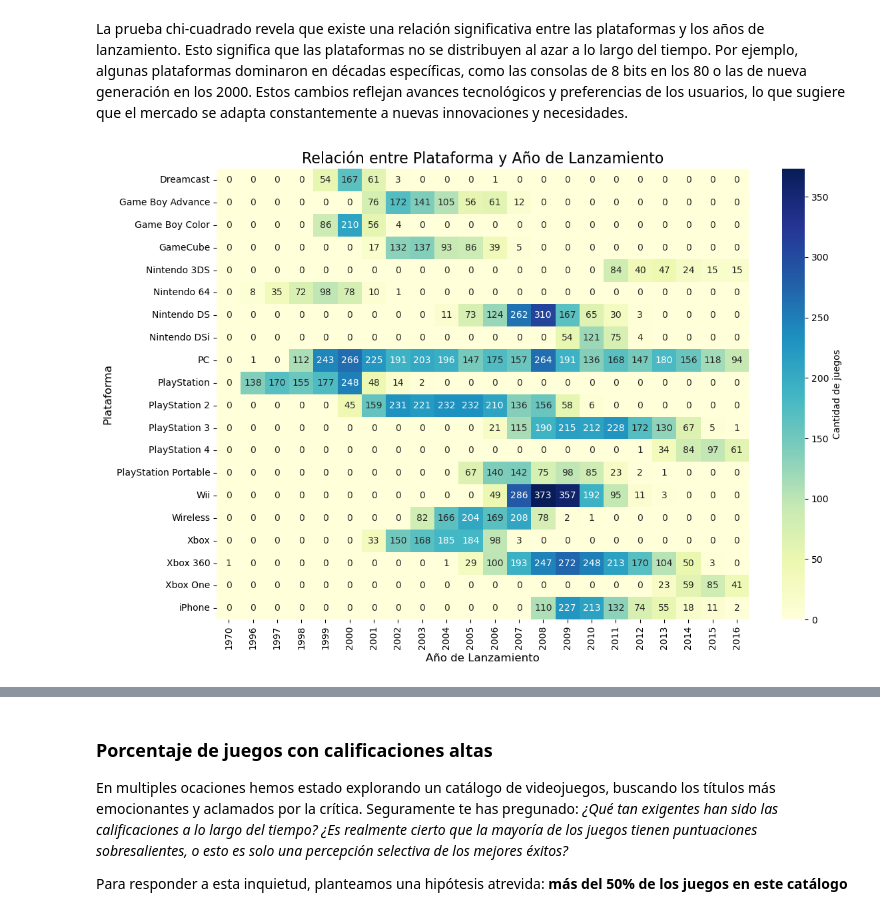
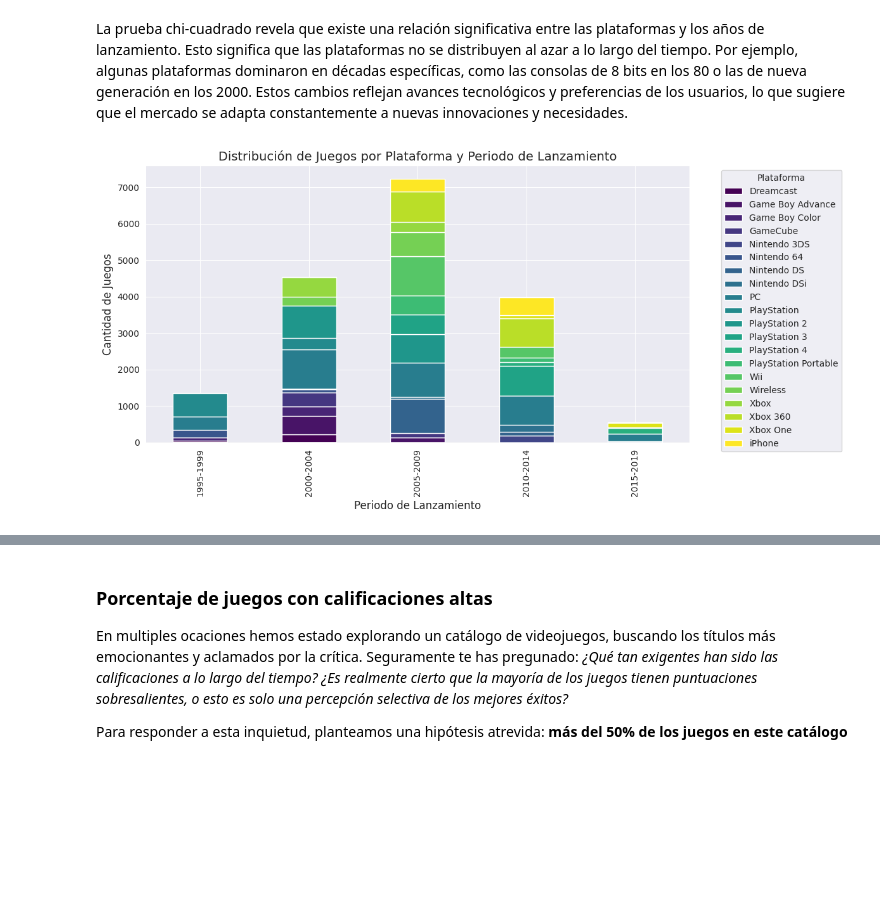
Before and after one commit to Sekai02/ign-satistics, a Jupyter notebook: sample.ipynb, the cells around one changed output, grey strips where cells are left out. Cells and saved outputs as stored; diff of their text form; code cells hidden in the pictures; blank space fills up the shorter version.

```diff
--- a/sample.ipynb
+++ b/sample.ipynb
@@ -663,24 +641,31 @@ La prueba chi-cuadrado revela que existe una relación significativa entre las p
 # %%
 import pandas as pd
 import matplotlib.pyplot as plt
-import seaborn as sns
 
-df = pd.read_csv('data/ign.csv')
+file_path = "data/ign.csv"
+df = pd.read_csv(file_path)
 
 platform_counts = df['platform'].value_counts()
 top_20_platforms = platform_counts.head(20).index
-filtered_df = df[df['platform'].isin(top_20_platforms)]
+filtered_df = df[df['platform'].isin(top_20_platforms)].copy()
 
-platform_year_counts = pd.crosstab(filtered_df['platform'], filtered_df['release_year'])
+bins = list(range(1980, 2025, 5))
+labels = [f"{bins[i]}-{bins[i+1]-1}" for i in range(len(bins)-1)]
+filtered_df['release_year_binned'] = pd.cut(filtered_df['release_year'], bins=bins, labels=labels, right=False)
 
-plt.figure(figsize=(12, 8))
-sns.heatmap(platform_year_counts, annot=True, fmt='d', cmap='YlGnBu', cbar_kws={'label': 'Cantidad de juegos'})
+platform_year_binned_counts = pd.crosstab(filtered_df['release_year_binned'], filtered_df['platform'])
 
-plt.title('Relación entre Plataforma y Año de Lanzamiento', fontsize=16)
-plt.xlabel('Año de Lanzamiento', fontsize=12)
-plt.ylabel('Plataforma', fontsize=12)
+platform_totals = platform_year_binned_counts.sum(axis=0)
+platform_year_binned_counts = platform_year_binned_counts.loc[:, platform_totals >= 10]
+
+platform_year_binned_counts.plot(kind='bar', stacked=True, figsize=(12, 6), colormap='viridis')
+
+plt.title("Distribución de Juegos por Plataforma y Periodo de Lanzamiento", fontsize=14)
+plt.xlabel("Periodo de Lanzamiento", fontsize=12)
+plt.ylabel("Cantidad de Juegos", fontsize=12)
+plt.legend(title="Plataforma", bbox_to_anchor=(1.05, 1), loc='upper left')
 
 plt.tight_layout()
 plt.show()
 # %% [output]
-[figure, old version]
+[figure, new version]
```
Also changed, not shown: parts of 31 cells of this notebook, 1 other file.
